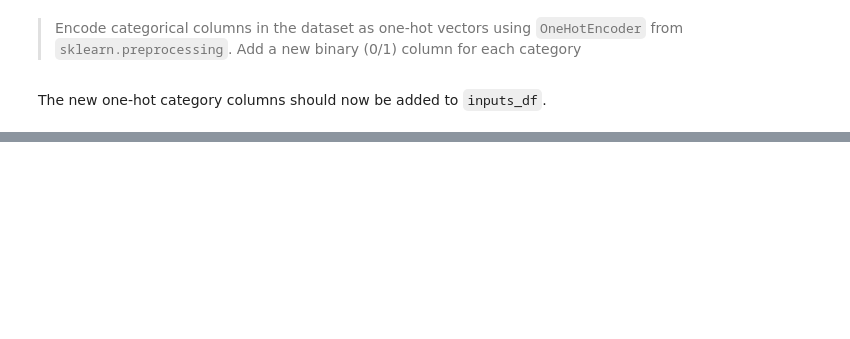
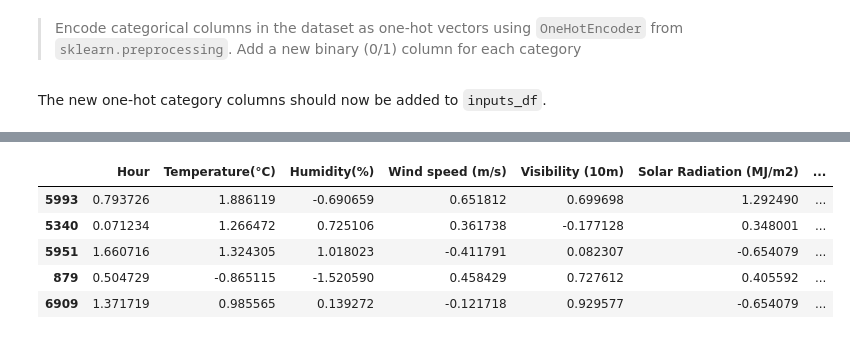
Before and after one commit to NitinYallapurkar/Bike_Sharing_Demand_Prediction, a Jupyter notebook: Bike_Sharing_Demand_Prediction.ipynb, the cells around one changed output, grey strips where cells are left out. Drawn from its saved outputs; the diff is of its cells as text; code cells hidden in the pictures; blank space fills up the shorter version.

```diff
--- a/Bike_Sharing_Demand_Prediction.ipynb
+++ b/Bike_Sharing_Demand_Prediction.ipynb
@@ -715,0 +794,10 @@ target = targets
+# %%
+# It always a good practice to print and check the executed codes.
+val_inputs.head()
+# %% [output]
+|  | Hour | Temperature(°C) | Humidity(%) | Wind speed (m/s) | Visibility (10m) | Solar Radiation (MJ/m2) | ... |
+| 5993 | 0.793726 | 1.886119 | -0.690659 | 0.651812 | 0.699698 | 1.292490 | ... |
+| 5340 | 0.071234 | 1.266472 | 0.725106 | 0.361738 | -0.177128 | 0.348001 | ... |
+| 5951 | 1.660716 | 1.324305 | 1.018023 | -0.411791 | 0.082307 | -0.654079 | ... |
+| 879 | 0.504729 | -0.865115 | -1.520590 | 0.458429 | 0.727612 | 0.405592 | ... |
+| 6909 | 1.371719 | 0.985565 | 0.139272 | -0.121718 | 0.929577 | -0.654079 | ... |
```
Also changed, not shown: parts of 11 cells of this notebook.
